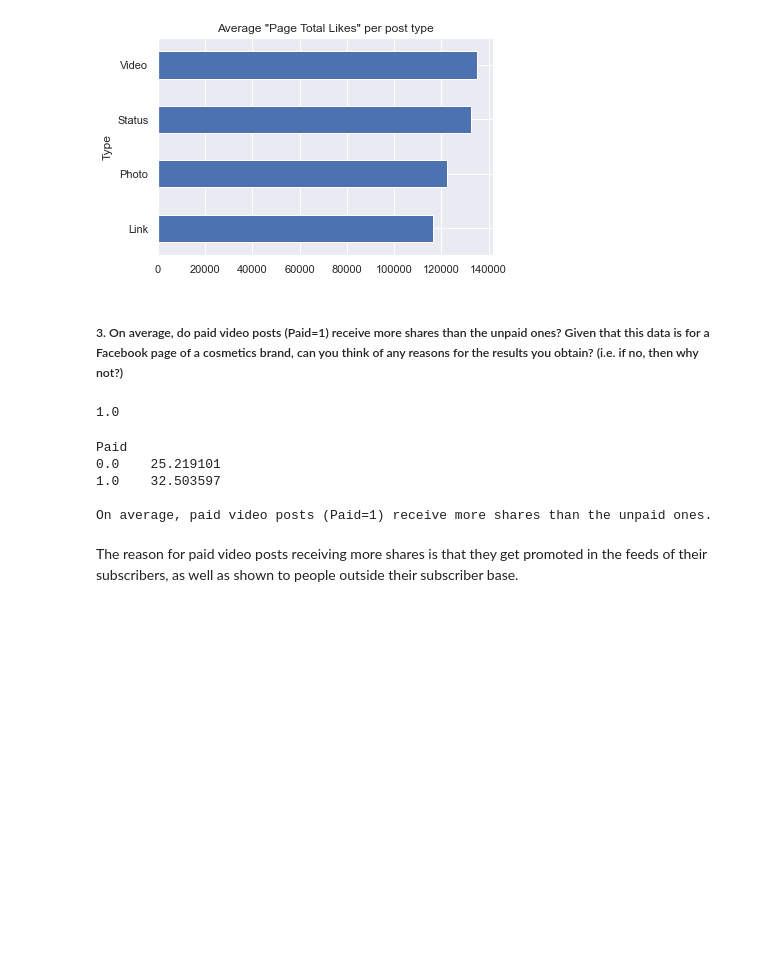
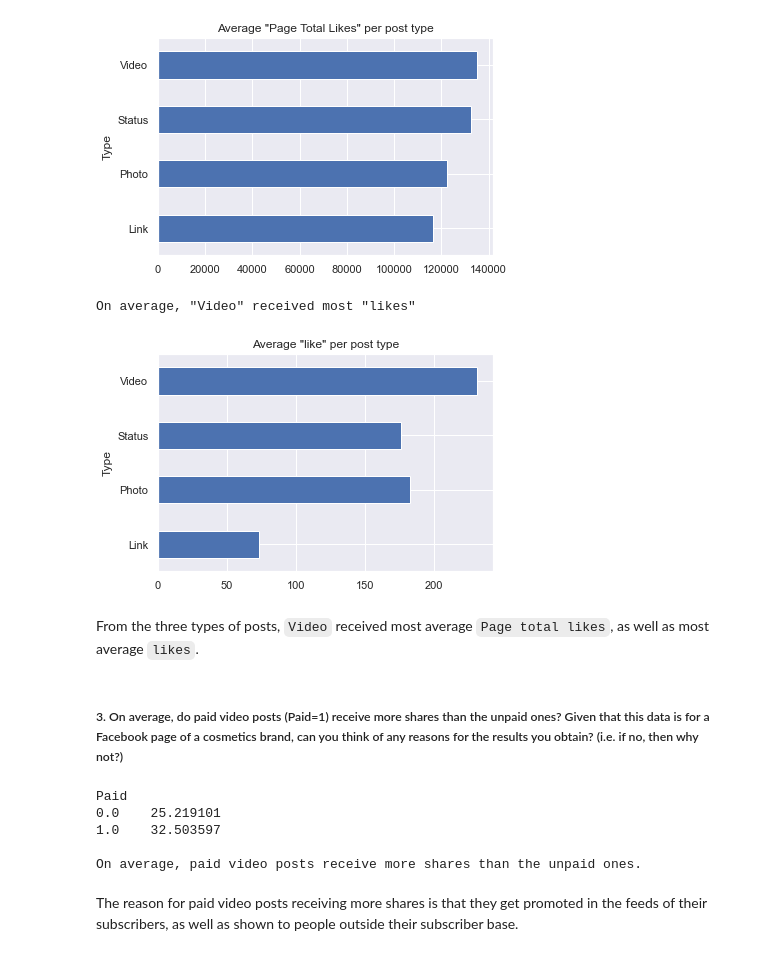
Before and after one commit to bezes/Facebook-UCI-Prediction, a Jupyter notebook: EDA.ipynb, the cells around one changed output. Drawn from its saved outputs; the diff is of its cells as text; code cells hidden in the pictures; blank space fills up the shorter version.

```diff
--- a/EDA.ipynb
+++ b/EDA.ipynb
@@ -94,16 +97,23 @@ plt.title('Average "Page Total Likes" per post type');
 # %% [output]
 On average, "Video" received most "Page total likes"
 [figure]
+# %%
+print('On average, "{}" received most "likes"\n'.format(
+    df.groupby('Type')['like'].mean().idxmax()))
+
+df.groupby('Type')['like'].mean().plot.barh();
+plt.title('Average "like" per post type');
+# %% [output]
+On average, "Video" received most "likes"
+[figure, added]
+# %% [markdown]
+From the three types of posts, `Video` received most average `Page total likes`, as well as most average `likes`.
 # %% [markdown]
 ##### 3. On average, do paid video posts (Paid=1) receive more shares than the unpaid ones? Given that this data is for a Facebook page of a cosmetics brand, can you think of any reasons for the results you obtain? (i.e. if no, then why not?)
-# %%
-df.groupby('Paid').share.mean().idxmax()
-# %% [output]
-1.0
 # %%
 print(df.groupby('Paid').share.mean().to_string())
 
-print('\nOn average, paid video posts (Paid=1) {}receive more shares than the unpaid ones.'.format(
+print('\nOn average, paid video posts {}receive more shares than the unpaid ones.'.format(
     '' if df.groupby('Paid').share.mean().idxmax() == 1.0 else 'do not '
 ))
 # %% [output]
@@ -111,7 +121,7 @@ Paid
 0.0    25.219101
 1.0    32.503597
 
-On average, paid video posts (Paid=1) receive more shares than the unpaid ones.
+On average, paid video posts receive more shares than the unpaid ones.
 # %% [markdown]
 The reason for paid video posts receiving more shares is that they get promoted in the feeds of their subscribers, as well as shown to people outside their subscriber base.
 # %% [markdown]
```
Also changed, not shown: parts of 10 cells of this notebook, 2 other files.
